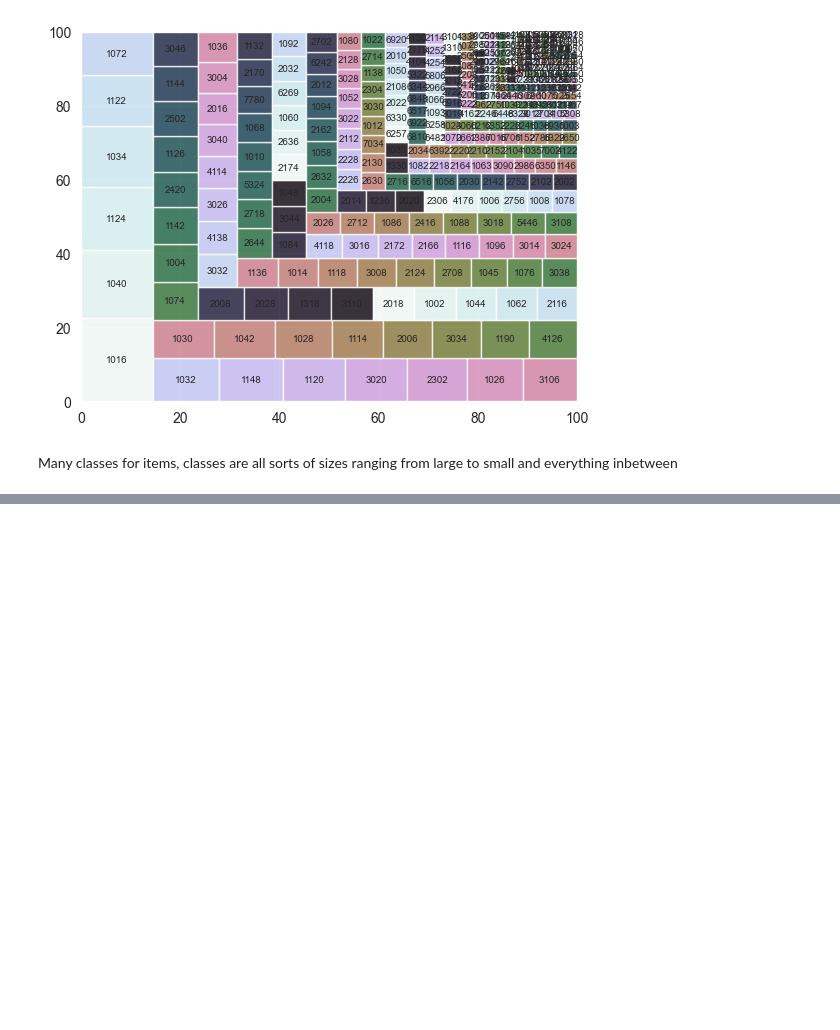
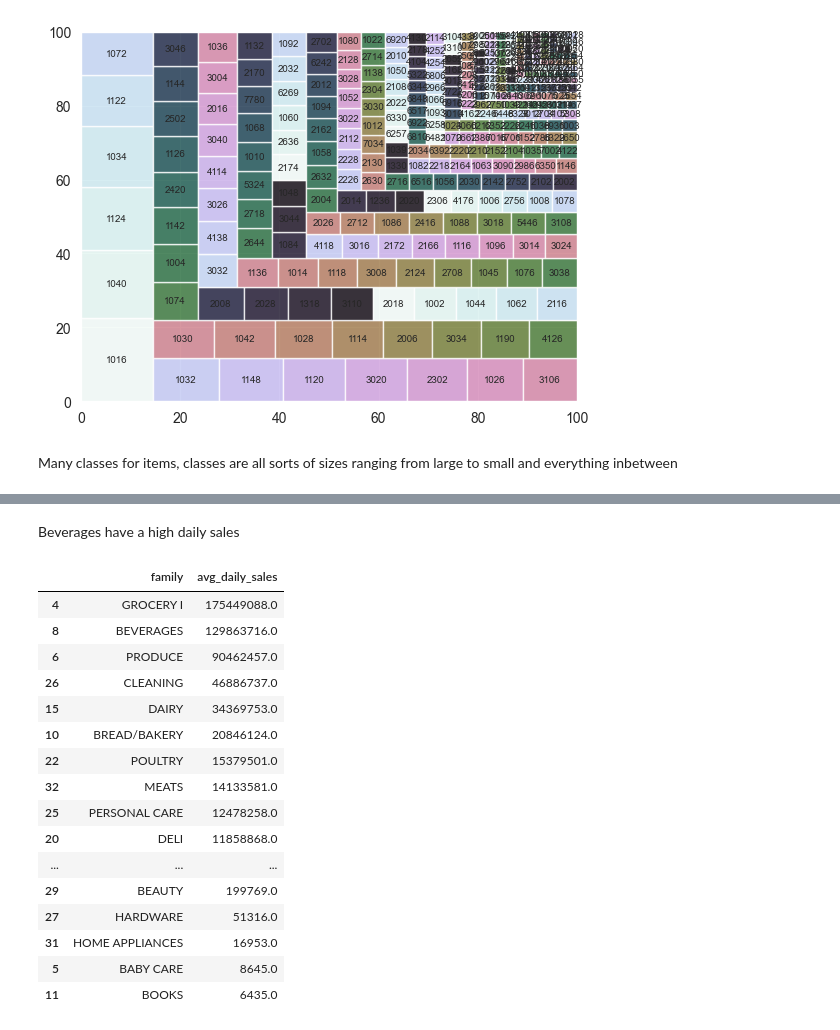
Before and after one commit to ocelot-engineering/supermarketDemandForecasting, a Jupyter notebook: src/eda/eda_items.ipynb, the cells around one changed output, grey strips where cells are left out. Cells and saved outputs as stored; diff of their text form; code cells hidden in the pictures; blank space fills up the shorter version.

```diff
--- a/src/eda/eda_items.ipynb
+++ b/src/eda/eda_items.ipynb
@@ -79,0 +106,29 @@ Many classes for items, classes are all sorts of sizes ranging from large to sma
+# %% [markdown]
+Beverages have a high daily sales
+# %%
+avg_daily_family_sales = pfs\
+    .groupby("family" ,"date")\
+    .agg(sf.sum("unit_sales").alias("daily_sales"))\
+    .groupby("family")\
+    .agg(sf.sum("daily_sales").alias("avg_daily_sales"))\
+    .toPandas()
+
+avg_daily_family_sales.sort_values("avg_daily_sales", ascending=False).round(0)
+# %% [output]
+|  | family | avg_daily_sales |
+| 4 | GROCERY I | 175449088.0 |
+| 8 | BEVERAGES | 129863716.0 |
+| 6 | PRODUCE | 90462457.0 |
+| 26 | CLEANING | 46886737.0 |
+| 15 | DAIRY | 34369753.0 |
+| 10 | BREAD/BAKERY | 20846124.0 |
+| 22 | POULTRY | 15379501.0 |
+| 32 | MEATS | 14133581.0 |
+| 25 | PERSONAL CARE | 12478258.0 |
+| 20 | DELI | 11858868.0 |
+| ... | ... | ... |
+| 29 | BEAUTY | 199769.0 |
+| 27 | HARDWARE | 51316.0 |
+| 31 | HOME APPLIANCES | 16953.0 |
+| 5 | BABY CARE | 8645.0 |
+| 11 | BOOKS | 6435.0 |
```
Also changed, not shown: parts of 6 cells of this notebook, 3 other files.
